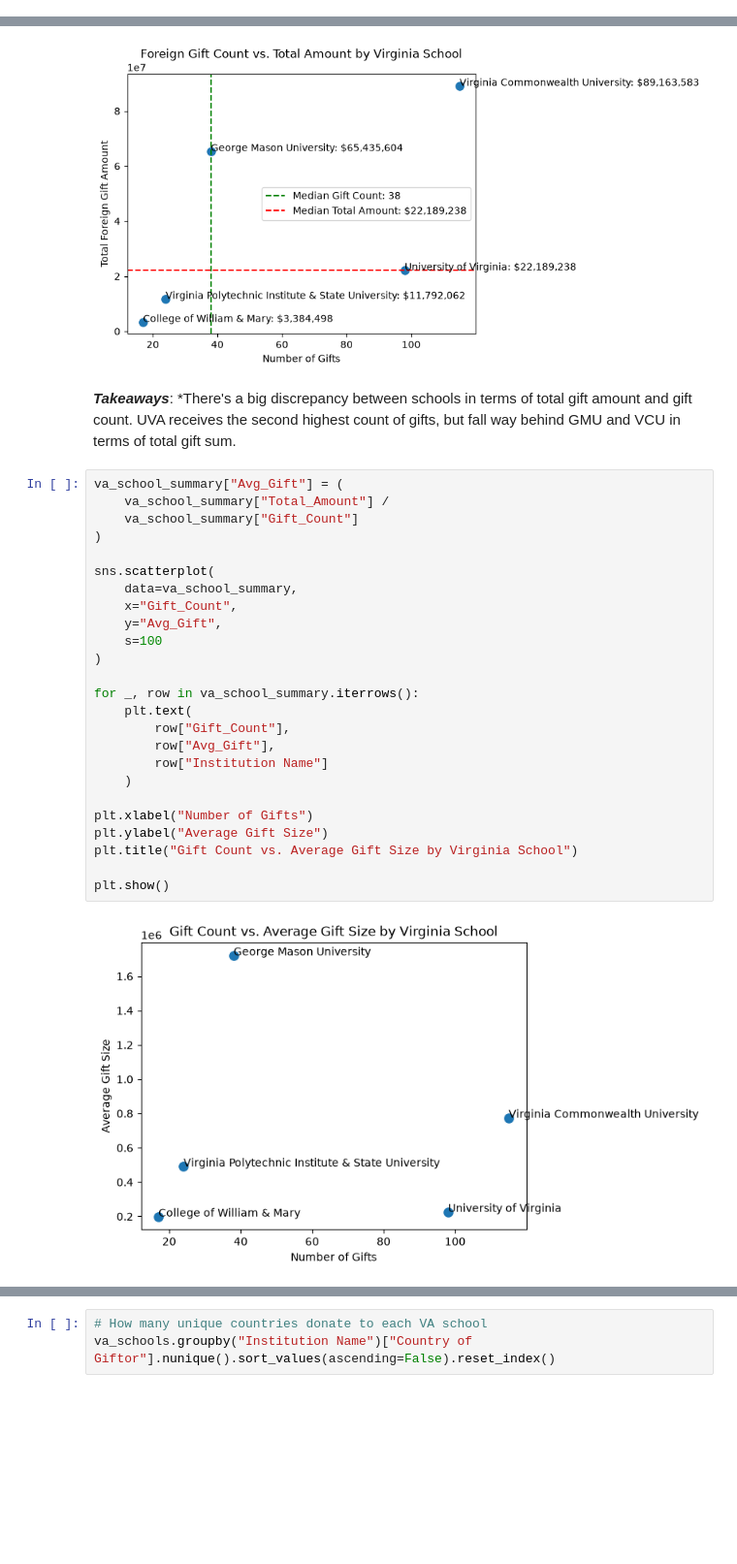
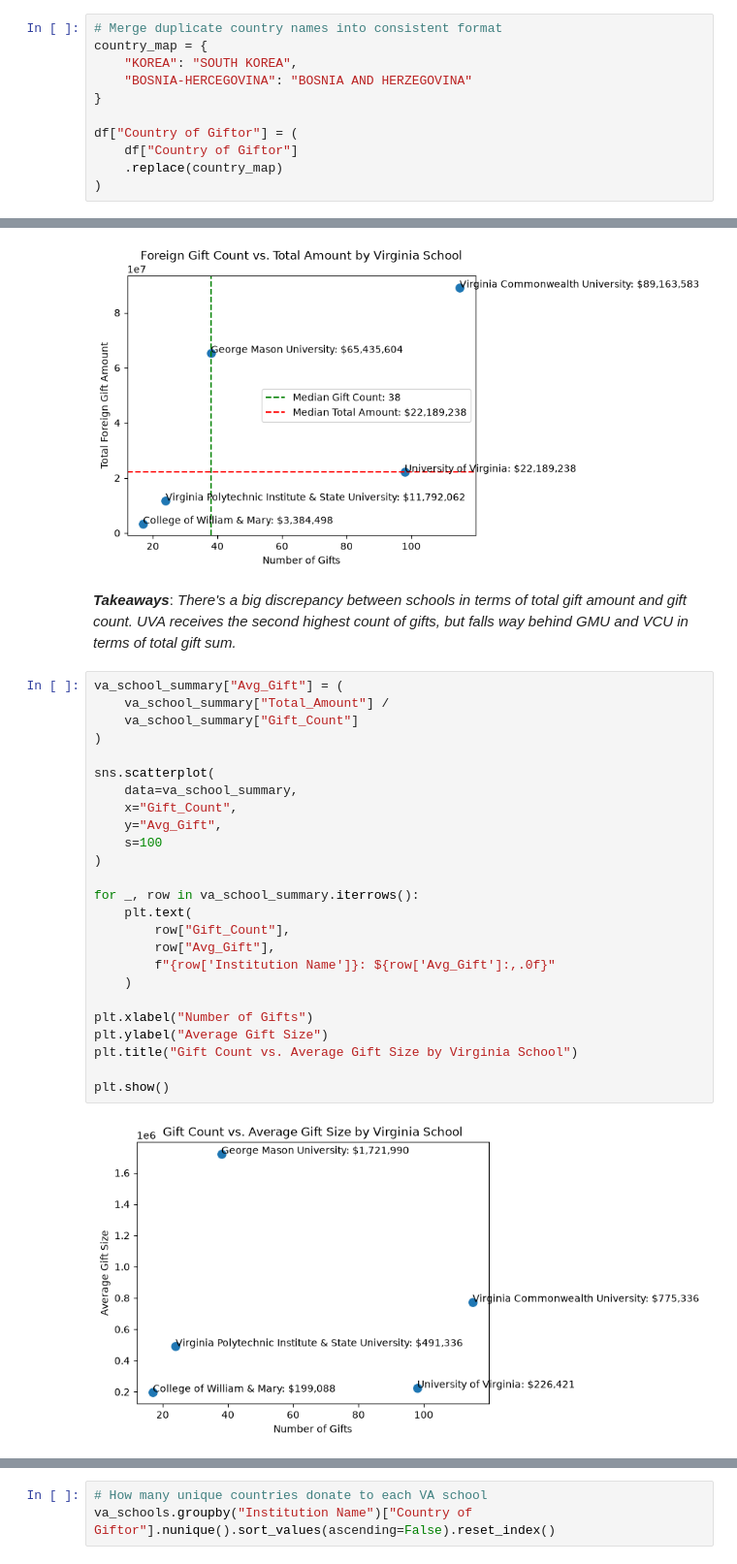
Before and after one commit to ae-phillips/uu_wrangling_and_eda, a Jupyter notebook: lab_1/uva_analysis.ipynb, the cells around one changed output, grey strips where cells are left out. Shown at 97% size. Drawn from its saved outputs; the diff is of its cells as text; blank space fills up the shorter version.

```diff
--- a/lab_1/uva_analysis.ipynb
+++ b/lab_1/uva_analysis.ipynb
@@ -29,3 +32,14 @@ max   2020-06-30
 Name: Foreign Gift Received Date, dtype: datetime64[s]
 # %% [markdown]
 ***Important Takeaway***: *All of the gifts transactions in this data set occurred in the timeframe of 2014-2020. This seems to be a snapshot of available data, so we can't get a full picture of potential trends, but exploring repeated donors is still meaningful.*
+# %%
+# Merge duplicate country names into consistent format
+country_map = {
+    "KOREA": "SOUTH KOREA",
+    "BOSNIA-HERCEGOVINA": "BOSNIA AND HERZEGOVINA"
+}
+
+df["Country of Giftor"] = (
+    df["Country of Giftor"]
+    .replace(country_map)
+)
@@ -342,31 +358,31 @@ plt.show()
 # %% [output]
 [figure]
 # %% [markdown]
-***Takeaways***: *There's a big discrepancy between schools in terms of total gift amount and gift count. UVA receives the second highest count of gifts, but fall way behind GMU and VCU in terms of total gift sum.
+***Takeaways***: *There's a big discrepancy between schools in terms of total gift amount and gift count. UVA receives the second highest count of gifts, but falls way behind GMU and VCU in terms of total gift sum.*
 # %%
 va_school_summary["Avg_Gift"] = (
     va_school_summary["Total_Amount"] /
     va_school_summary["Gift_Count"]
 )
 
 sns.scatterplot(
     data=va_school_summary,
     x="Gift_Count",
     y="Avg_Gift",
     s=100
 )
 
 for _, row in va_school_summary.iterrows():
     plt.text(
         row["Gift_Count"],
         row["Avg_Gift"],
-        row["Institution Name"]
+        f"{row['Institution Name']}: ${row['Avg_Gift']:,.0f}"
     )
 
 plt.xlabel("Number of Gifts")
 plt.ylabel("Average Gift Size")
 plt.title("Gift Count vs. Average Gift Size by Virginia School")
 
 plt.show()
 # %% [output]
-[figure, old version]
+[figure, new version]
```
Also changed, not shown: parts of 46 cells of this notebook.
